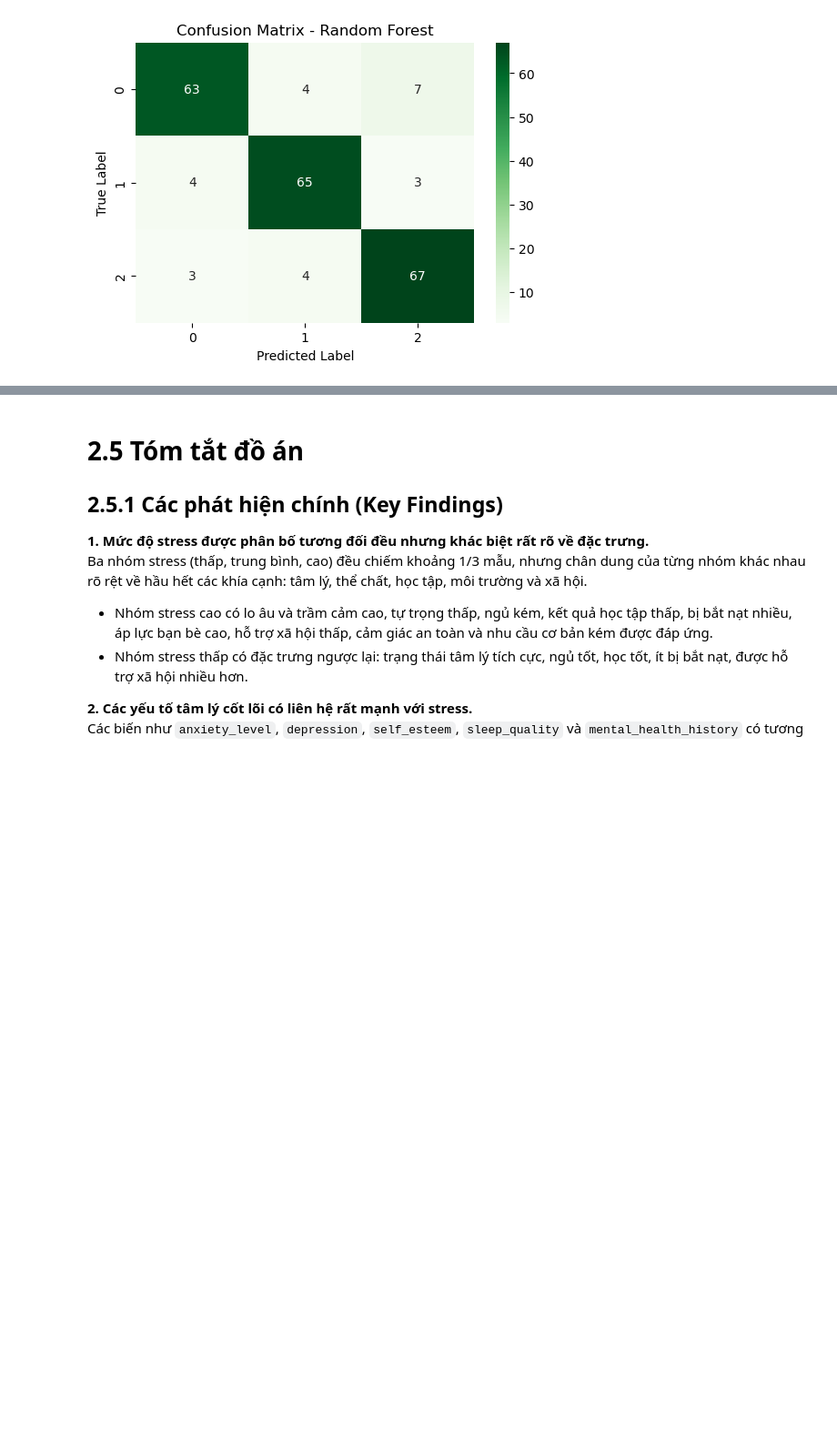
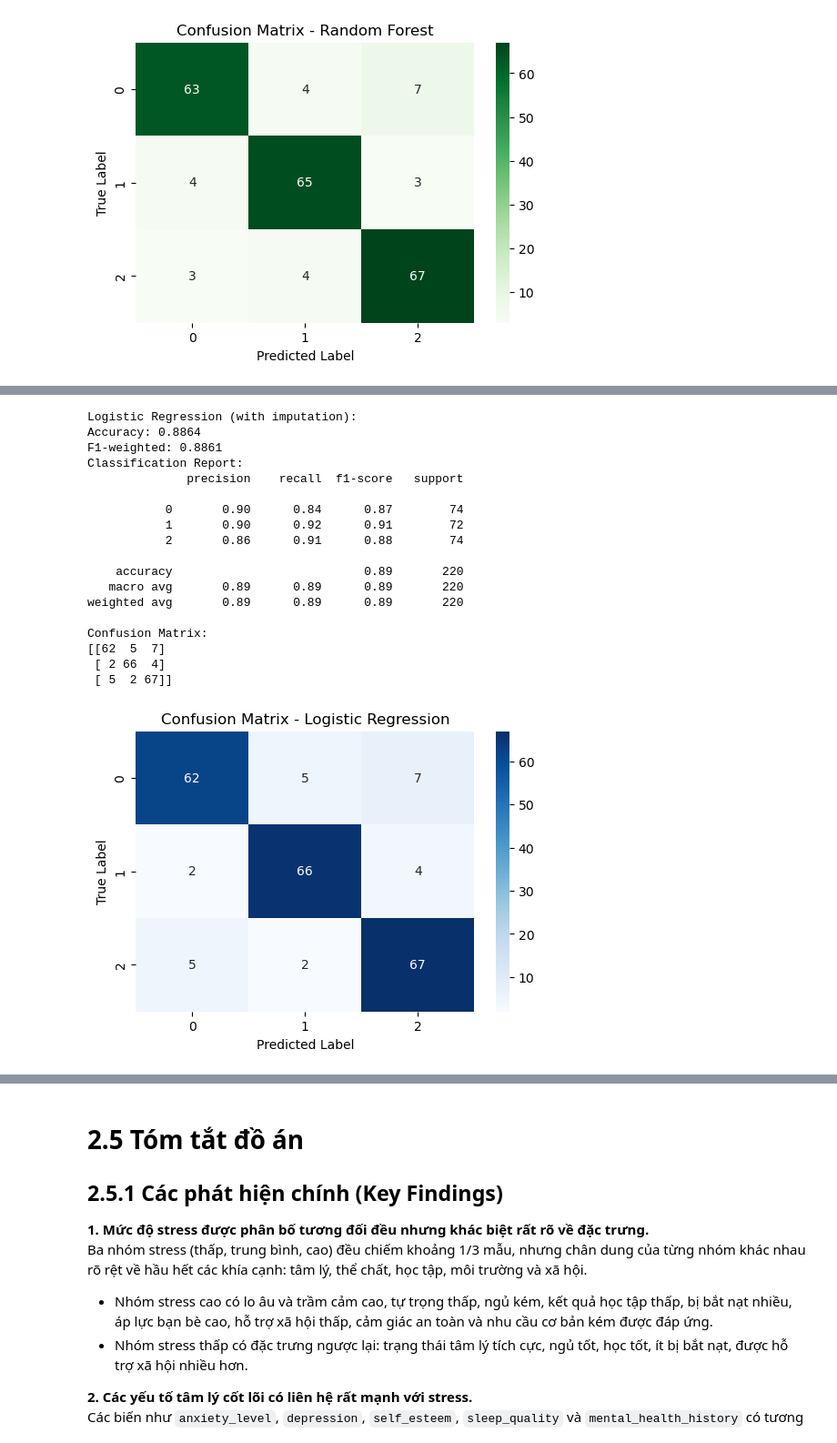
Before and after one commit to MDuy-3107/P4DS_Student-Stress-Monitoring, a Jupyter notebook: report.ipynb, the cells around one changed output, grey strips where cells are left out. Shown at 91% size. Saved outputs shown, nothing was run; the diff lists cells and outputs as text; code cells hidden in the pictures; blank space fills up the shorter version.

```diff
--- a/report.ipynb
+++ b/report.ipynb
@@ -3350,0 +3012,51 @@ Những yếu tố này phù hợp với EDA:
+# %%
+# 1. Logistic Regression – Top 10 features
+log_reg_imp = LogisticRegression(
+    multi_class="multinomial",
+    max_iter=1000,
+    random_state=42
+)
+log_reg_imp.fit(X_imp_train_scaled, y_train)
+y_pred_lr_imp = log_reg_imp.predict(X_imp_test_scaled)
+
+# Tính toán các chỉ số đánh giá
+accuracy_lr_imp = accuracy_score(y_test, y_pred_lr_imp)
+report_lr_imp = classification_report(y_test, y_pred_lr_imp)
+f1_weighted_lr_imp = f1_score(y_test, y_pred_lr_imp, average="weighted")
+cm_lr_imp = confusion_matrix(y_test, y_pred_lr_imp)
+
+# In kết quả
+print("Logistic Regression (with imputation):")
+print(f"Accuracy: {accuracy_lr_imp:.4f}")
+print(f"F1-weighted: {f1_weighted_lr_imp:.4f}")
+print("Classification Report:")
+print(report_lr_imp)
+print("Confusion Matrix:")
+print(cm_lr_imp)
+
+# Vẽ confusion matrix
+seaborn.heatmap(cm_lr_imp, annot=True, fmt="d", cmap="Blues")
+plt.title("Confusion Matrix - Logistic Regression")
+plt.xlabel("Predicted Label")
+plt.ylabel("True Label")
+plt.show()
+# %% [output]
+Logistic Regression (with imputation):
+Accuracy: 0.8864
+F1-weighted: 0.8861
+Classification Report:
+              precision    recall  f1-score   support
+
+           0       0.90      0.84      0.87        74
+           1       0.90      0.92      0.91        72
+           2       0.86      0.91      0.88        74
+
+    accuracy                           0.89       220
+   macro avg       0.89      0.89      0.89       220
+weighted avg       0.89      0.89      0.89       220
+
+Confusion Matrix:
+[[62  5  7]
+ [ 2 66  4]
+ [ 5  2 67]]
+[figure, added]
```
Also changed, not shown: parts of 22 cells of this notebook.
